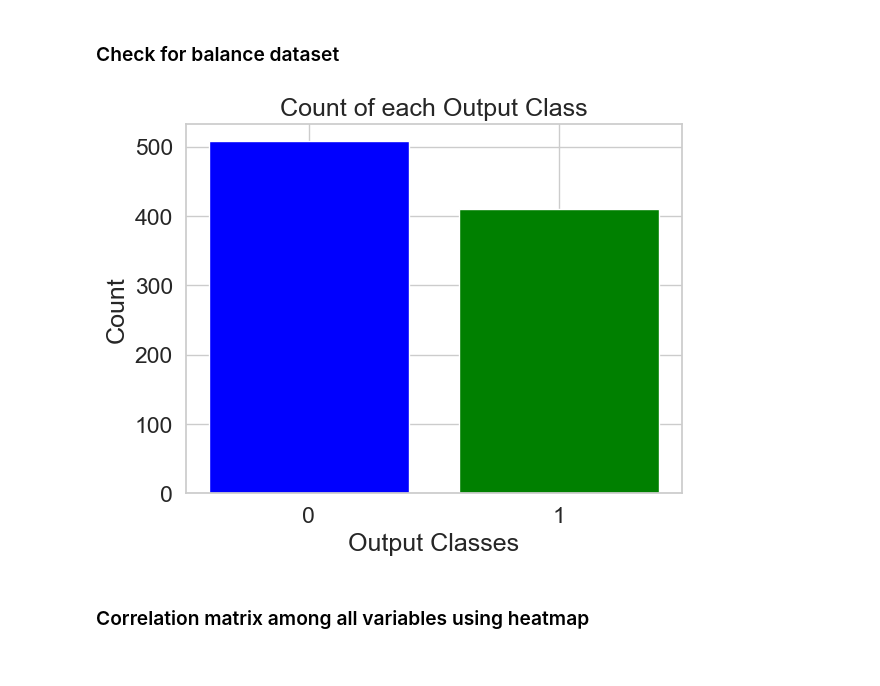
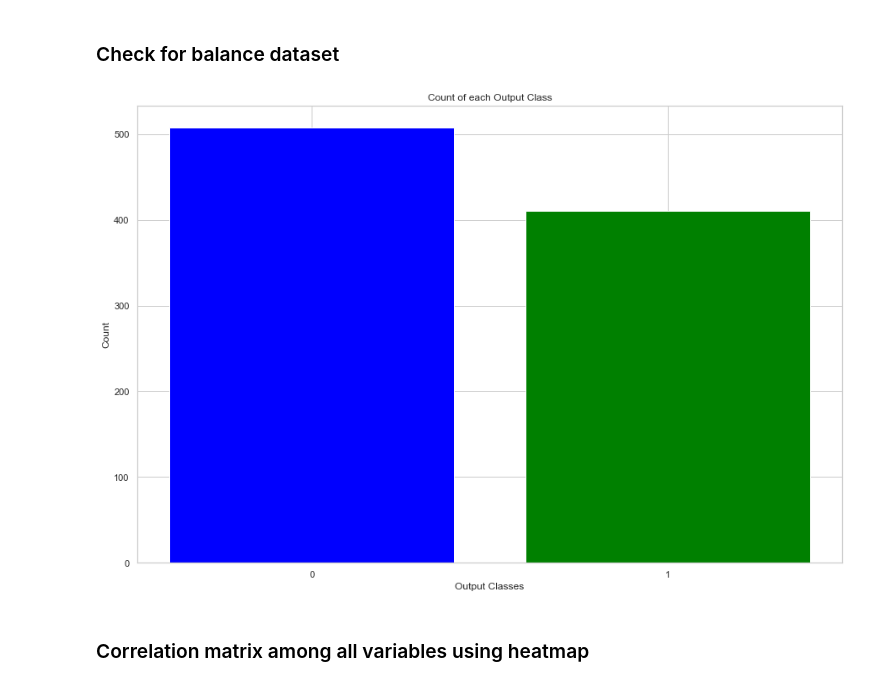
Before and after one commit to davednguyen/CPSC5305_Team_DataGeeks, a Jupyter notebook: HeartAttackPrediction.ipynb, the cells around one changed output. Cells and saved outputs as stored; diff of their text form; code cells hidden in the pictures.

```diff
--- a/HeartAttackPrediction.ipynb
+++ b/HeartAttackPrediction.ipynb
@@ -228,14 +229,15 @@ df.describe()
 # %%
 # Check if the dataset is balanced
 # Count the number of Heart Disease (1) and Normal (0)
+plt.figure(figsize=(15,10))
 plt.bar(df['HeartDisease'].unique(), df['HeartDisease'].value_counts(), color = ['blue', 'green'])
 plt.xticks([0, 1])
 plt.xlabel('Output Classes')
 plt.ylabel('Count')
 plt.title('Count of each Output Class')
 plt.savefig('figures/OutputClassBalance.jpg')
 # %% [output]
-[figure, old version]
+[figure, new version]
 # %% [markdown]
 ### Correlation matrix among all variables using heatmap
 # %%
```
Also changed, not shown: parts of 18 cells of this notebook, 17 other files.
